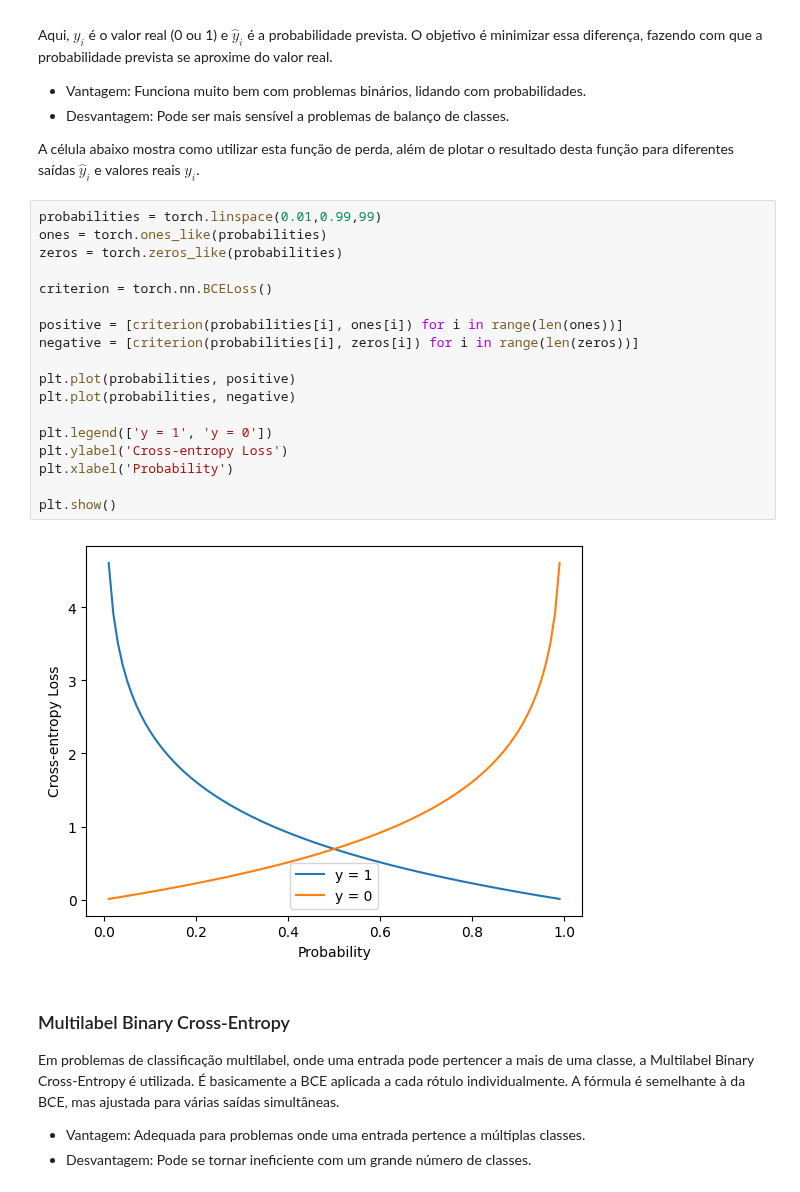
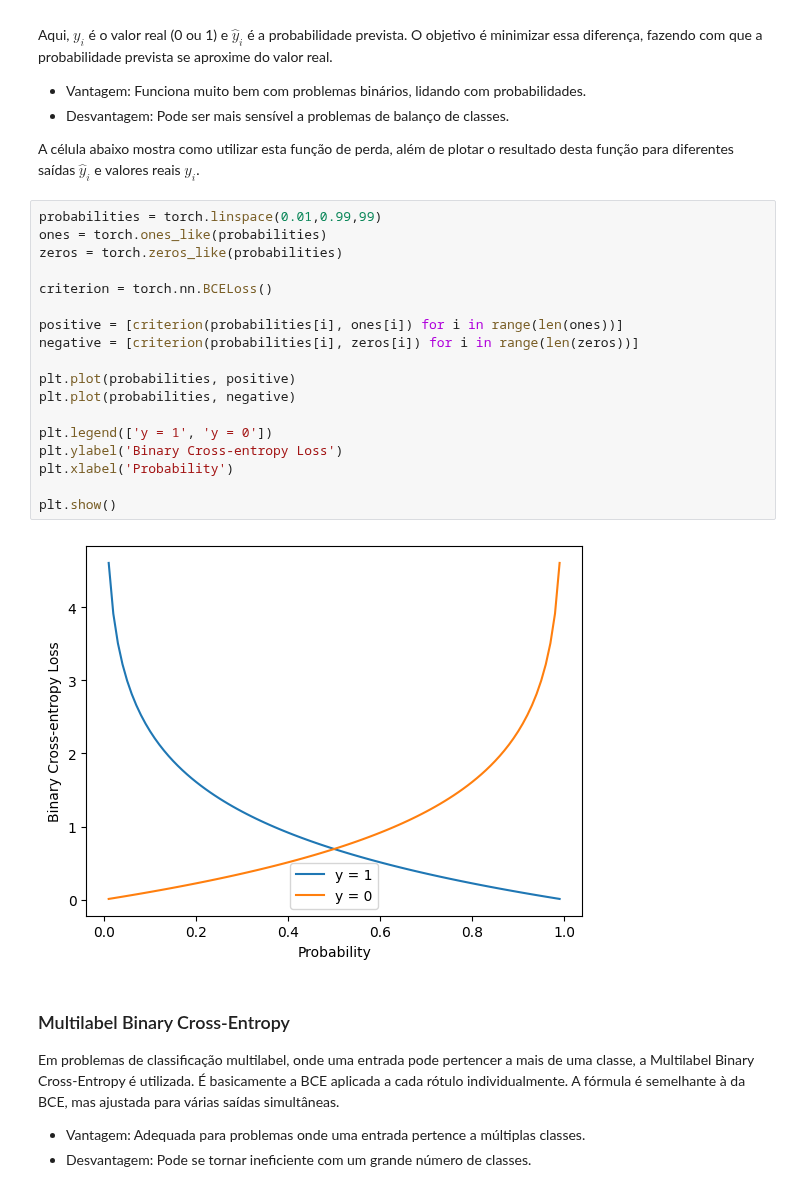
Before and after one commit to vhrique/anne_ptbr, a Jupyter notebook: 02_Paradigmas_Aprendizagem.ipynb, the cells around one changed output. Drawn from its saved outputs; the diff is of its cells as text.

```diff
--- a/02_Paradigmas_Aprendizagem.ipynb
+++ b/02_Paradigmas_Aprendizagem.ipynb
@@ -343,23 +359,23 @@ A célula abaixo mostra como utilizar esta função de perda, além de plotar o
 # %%
 probabilities = torch.linspace(0.01,0.99,99)
 ones = torch.ones_like(probabilities)
 zeros = torch.zeros_like(probabilities)
 
 criterion = torch.nn.BCELoss()
 
 positive = [criterion(probabilities[i], ones[i]) for i in range(len(ones))]
 negative = [criterion(probabilities[i], zeros[i]) for i in range(len(zeros))]
 
 plt.plot(probabilities, positive)
 plt.plot(probabilities, negative)
 
 plt.legend(['y = 1', 'y = 0'])
-plt.ylabel('Cross-entropy Loss')
+plt.ylabel('Binary Cross-entropy Loss')
 plt.xlabel('Probability')
 
 plt.show()
 # %% [output]
-[figure, old version]
+[figure, new version]
 # %% [markdown]
 ### Multilabel Binary Cross-Entropy
 
```
Also changed, not shown: parts of 5 cells of this notebook.
